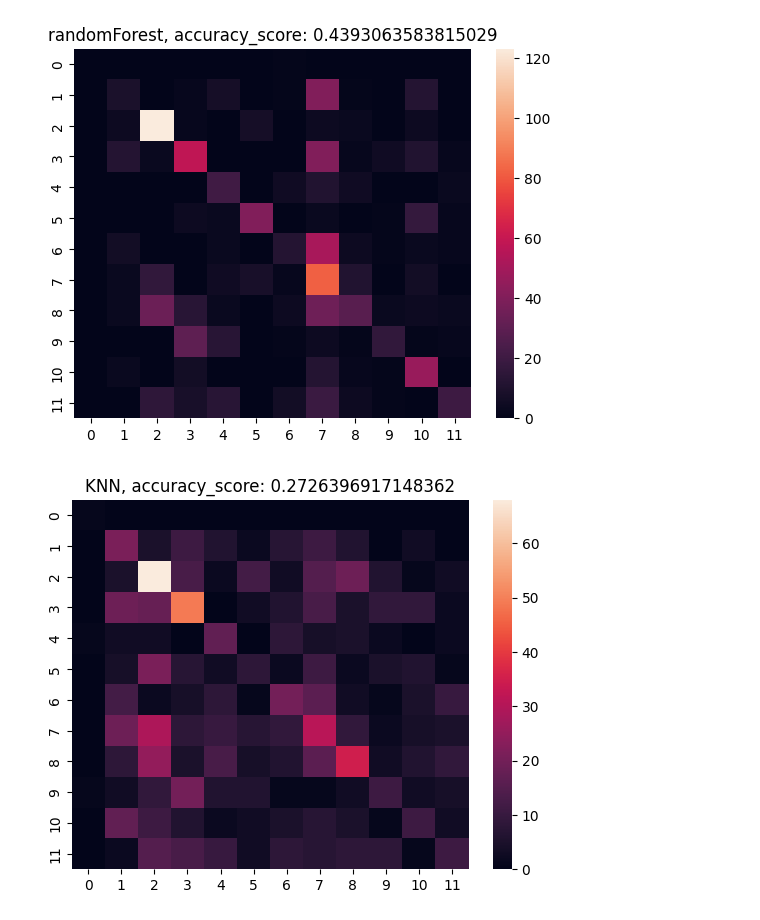
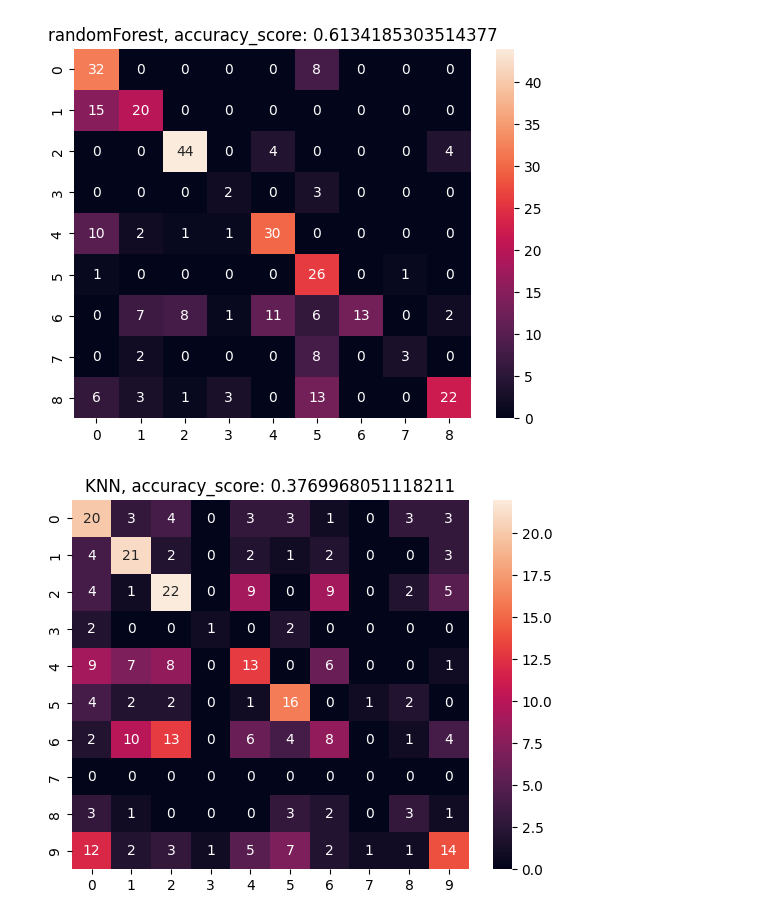
Before and after one commit to mkashani-phd/BLEWBAN_Dataset, a Jupyter notebook: src/AI.ipynb, the cells around one changed output. Drawn from its saved outputs; the diff is of its cells as text; code cells hidden in the pictures.

```diff
--- a/src/AI.ipynb
+++ b/src/AI.ipynb
@@ -16,14 +16,21 @@ from sklearn.metrics import classification_report
 
 import pymongo
 
+# myclient = pymongo.MongoClient("mongodb+srv://moh:ISUBLEDataSet2023@ble-dataset.aqadu7k.mongodb.net/test")
 myclient = pymongo.MongoClient("mongodb://admin:4A60u6Q00jYpADCi@SG-pine-beat-9444-57323.servers.mongodirector.com:27017/admin")
 # myclient = pymongo.MongoClient("mongodb://127.0.0.1:27017/admin")
 BLE = myclient["BLE_metadata"]
 
-# myclient = pymongo.MongoClient("mongodb+srv://moh:ISUBLEDataSet2023@ble-dataset.aqadu7k.mongodb.net/test")
-# # myclient = pymongo.MongoClient("mongodb://127.0.0.1:27017/admin")
-# BLE = myclient["BLE"]
 
+
+onBodyMap = {1: ['head','right'],              2: ['head','left'],
+            3: ['chest', 'right'],            4: ['chest', 'left'],
+            5: ['fornTorso', 'right'],        6: ['fornTorso', 'left'],
+            7: ['arm', 'right'],              8: ['arm', 'left'],
+            9: ['wrist', 'right'],           10: ['wrist', 'left'],
+            11: ['backTorso', 'right'],      12: ['backTorso', 'left']}
+
+# df_right = pd.DataFrame(list(BLE.onBody.find({"placement": 'fornTorso', 'side': 'right','antenna': 'right', 'pos': 'moving'})))
 df  = pd.DataFrame(list(BLE.onBody.find({'pos':'static'})))
 # %%
 for i in range(len(df['max_gradient_unwrapped_phase'])):
@@ -33,16 +55,20 @@ for i in range(len(df['max_gradient_unwrapped_phase'])):
 # %%
-X = df[df['antenna']=='right'].loc[:,['rssi','frameChnl','max_gradient_unwrapped_phase','bitLen']]
+antenna ='right' #'left' #
+X = df[df['antenna']== antenna].loc[:,['rssi','frameChnl','max_gradient_unwrapped_phase','bitLen']]
                                     #  ,'bitLen']]
 
-y = df[df['antenna']=='right'].loc[:,['dvc']]
-X_train, X_test, y_train, y_test = sklearn.model_selection.train_test_split(X, y, test_size=0.2, random_state=42)
+y = df[df['antenna']== antenna].loc[:,['dvc']].astype('int')
+y = np.array(y).ravel()
+y = [' '.join(onBodyMap[dvc]) for dvc in y]
+
+X_train, X_test, y_train, y_test = sklearn.model_selection.train_test_split(X, y, test_size=0.1, random_state=1)
 # %%
 
 clfs = {}
 def mlTrain(clf, name):
     clf.fit(X_train, y_train)
     y_pred = clf.predict(X_test)
-    sns.heatmap(confusion_matrix(y_test, y_pred))
+    sns.heatmap(confusion_matrix(y_test, y_pred),annot=True,fmt="d")
     plt.title(name + ", accuracy_score: "+str(accuracy_score(y_test, y_pred)))
     plt.show()
     plt.close()
@@ -83,9 +109,9 @@ from sklearn.linear_model import LogisticRegression
 from sklearn.svm import SVC
 from sklearn.tree import DecisionTreeClassifier
 estimators = [('lr', LogisticRegression(random_state=0)),
-('rf', RandomForestClassifier(random_state=0)),
-('gnb', GaussianNB()),
-('svm', SVC(random_state=0))]
+('rf', RandomForestClassifier(n_estimators=100, max_depth=5,random_state=0)),
+('gnb', DecisionTreeClassifier(random_state=0)),
+('svm', ExtraTreesClassifier(n_estimators=100, random_state=0))]
 clfs['VotingClassifier'] = VotingClassifier(estimators=estimators, voting='hard')
 
 for clf in clfs:
@@ -95,2 +121,2 @@ for clf in clfs:
-[figure, old version]
+[figure, new version]
-[figure, old version]
+[figure, new version]
```
Also changed, not shown: parts of 2 cells of this notebook, 1 other file.
